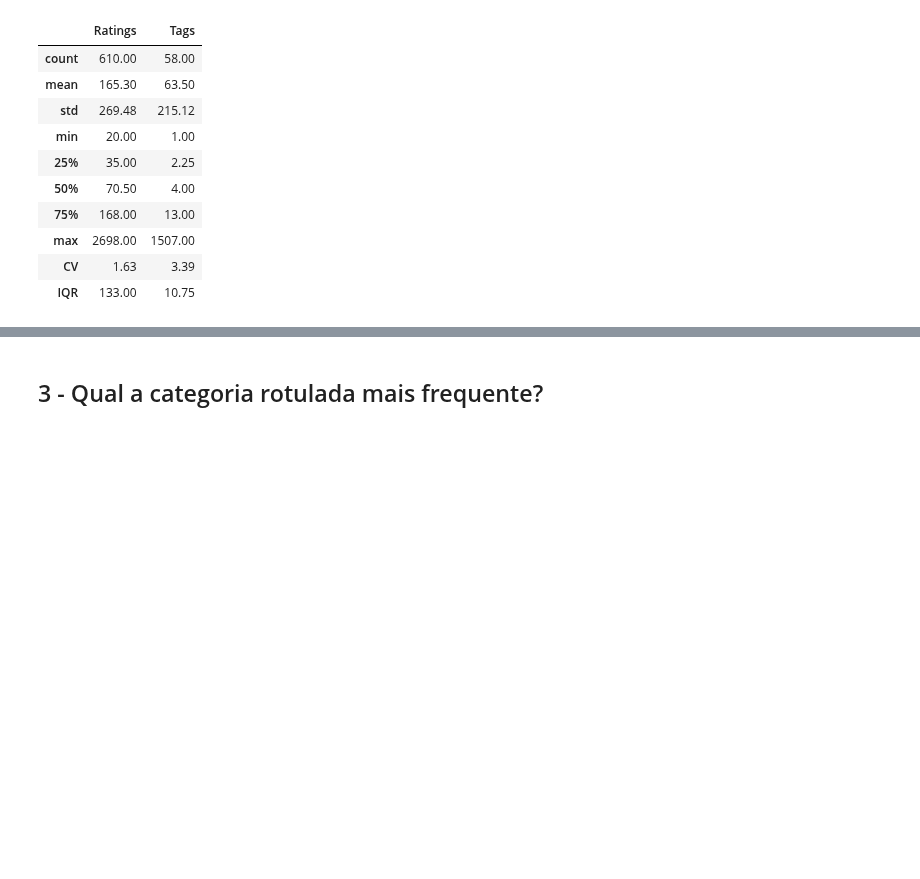
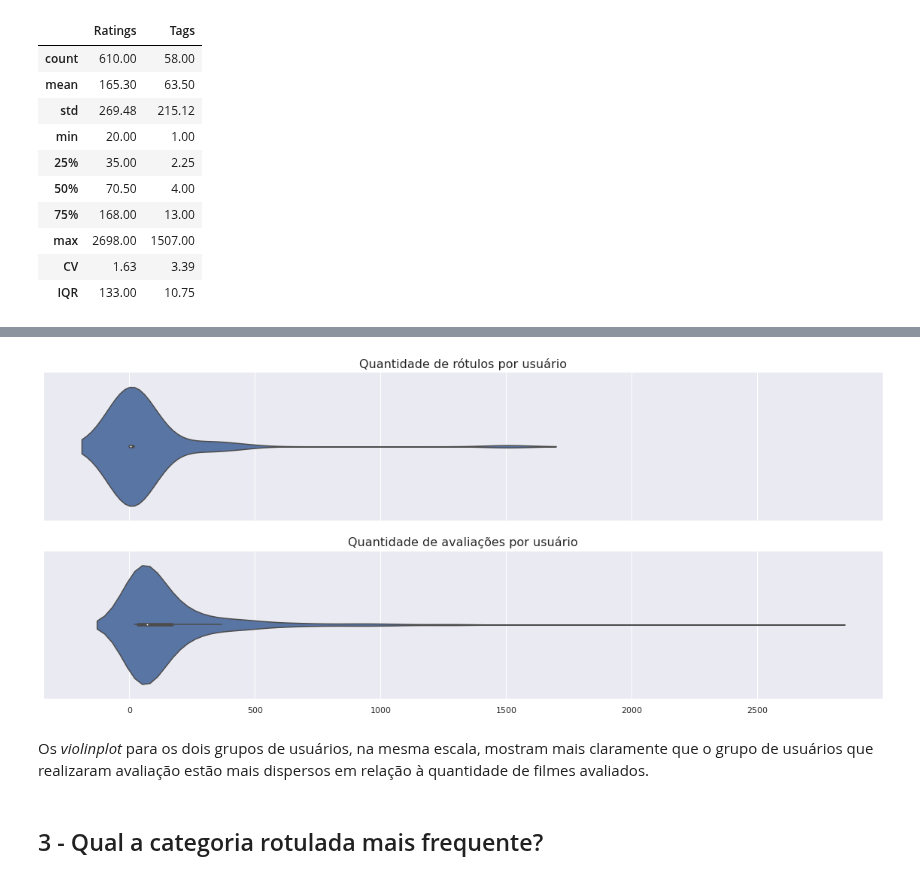
Before and after one commit to dieguim-ifsp-posCD/D1AED, a Jupyter notebook: avaliacoes/20210513-avaliacao01/AED-movie-lens-small.ipynb, the cells around one changed output, grey strips where cells are left out. Cells and saved outputs as stored; diff of their text form; code cells hidden in the pictures; blank space fills up the shorter version.

Commit message:
feat: question 2 violinplot

```diff
--- a/avaliacoes/20210513-avaliacao01/AED-movie-lens-small.ipynb
+++ b/avaliacoes/20210513-avaliacao01/AED-movie-lens-small.ipynb
@@ -954,3 +927,19 @@ Por sua vez, a medida de [Amplitude Interquartil (IQR)](https://en.wikipedia.org
+# %%
+fig, axs = plt.subplots(2, sharex=True, figsize=(20,8))
+
+sns.violinplot(x=userId_quantidade_de_tags.Tags, ax=axs[0])
+axs[0].set_title('Quantidade de rótulos por usuário', fontsize=16)
+axs[0].set_xlabel('')
+
+sns.violinplot(x=userId_quantidade_de_ratings.Ratings, ax=axs[1])
+axs[1].set_title('Quantidade de avaliações por usuário', fontsize=16)
+axs[1].set_xlabel('')
+
+plt.show()
+# %% [output]
+[figure, added]
+# %% [markdown]
+Os *violinplot* para os dois grupos de usuários, na mesma escala, mostram mais claramente que o grupo de usuários que realizaram avaliação estão mais dispersos em relação à quantidade de filmes avaliados.
 # %% [markdown]
 ## 3 - Qual a categoria rotulada mais frequente?
 # %%
```
Also changed, not shown: parts of 8 cells of this notebook.
